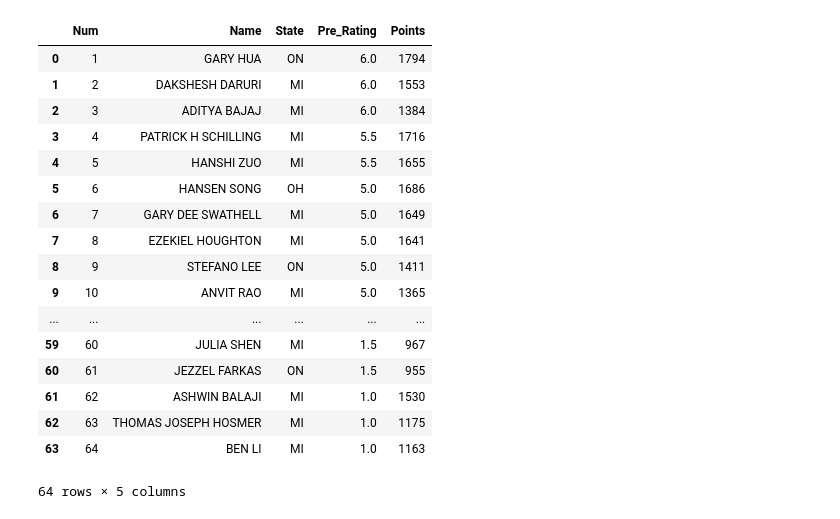
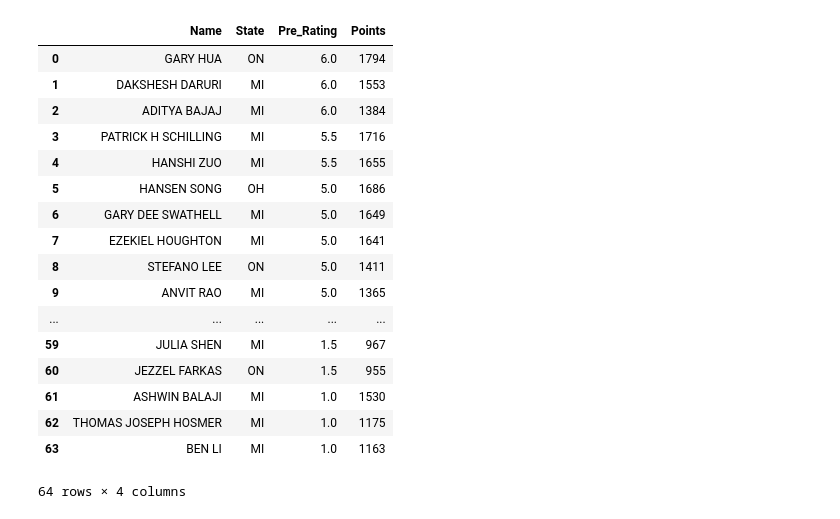
Before and after one commit to XIAOJIA68/DAV-5400, a Jupyter notebook: Project-3.ipynb, the cells around one changed output. Saved outputs shown, nothing was run; the diff lists cells and outputs as text; code cells hidden in the pictures.

```diff
--- a/Project-3.ipynb
+++ b/Project-3.ipynb
@@ -276,29 +276,29 @@ pre2
 # %%
 #create the datafram to store the information of each player
 
-data = {'Num':num,'Name':name,'State':state,'Pre_Rating':rate,'Points':pre2}
+data = {'Name':name,'State':state,'Pre_Rating':rate,'Points':pre2}
 # Create DataFrame
 df = pd.DataFrame(data)
 df
 # %% [output]
-|  | Num | Name | State | Pre_Rating | Points |
-| 0 | 1 | GARY HUA | ON | 6.0 | 1794 |
-| 1 | 2 | DAKSHESH DARURI | MI | 6.0 | 1553 |
-| 2 | 3 | ADITYA BAJAJ | MI | 6.0 | 1384 |
-| 3 | 4 | PATRICK H SCHILLING | MI | 5.5 | 1716 |
-| 4 | 5 | HANSHI ZUO | MI | 5.5 | 1655 |
-| 5 | 6 | HANSEN SONG | OH | 5.0 | 1686 |
-| 6 | 7 | GARY DEE SWATHELL | MI | 5.0 | 1649 |
-| 7 | 8 | EZEKIEL HOUGHTON | MI | 5.0 | 1641 |
-| 8 | 9 | STEFANO LEE | ON | 5.0 | 1411 |
-| 9 | 10 | ANVIT RAO | MI | 5.0 | 1365 |
-| ... | ... | ... | ... | ... | ... |
-| 59 | 60 | JULIA SHEN | MI | 1.5 | 967 |
-| 60 | 61 | JEZZEL FARKAS | ON | 1.5 | 955 |
-| 61 | 62 | ASHWIN BALAJI | MI | 1.0 | 1530 |
-| 62 | 63 | THOMAS JOSEPH HOSMER | MI | 1.0 | 1175 |
-| 63 | 64 | BEN LI | MI | 1.0 | 1163 |
+|  | Name | State | Pre_Rating | Points |
+| 0 | GARY HUA | ON | 6.0 | 1794 |
+| 1 | DAKSHESH DARURI | MI | 6.0 | 1553 |
+| 2 | ADITYA BAJAJ | MI | 6.0 | 1384 |
+| 3 | PATRICK H SCHILLING | MI | 5.5 | 1716 |
+| 4 | HANSHI ZUO | MI | 5.5 | 1655 |
+| 5 | HANSEN SONG | OH | 5.0 | 1686 |
+| 6 | GARY DEE SWATHELL | MI | 5.0 | 1649 |
+| 7 | EZEKIEL HOUGHTON | MI | 5.0 | 1641 |
+| 8 | STEFANO LEE | ON | 5.0 | 1411 |
+| 9 | ANVIT RAO | MI | 5.0 | 1365 |
+| ... | ... | ... | ... | ... |
+| 59 | JULIA SHEN | MI | 1.5 | 967 |
+| 60 | JEZZEL FARKAS | ON | 1.5 | 955 |
+| 61 | ASHWIN BALAJI | MI | 1.0 | 1530 |
+| 62 | THOMAS JOSEPH HOSMER | MI | 1.0 | 1175 |
+| 63 | BEN LI | MI | 1.0 | 1163 |
-64 rows × 5 columns
+64 rows × 4 columns
 # %%
 #export Pandas DataFrame to a CSV File
 
```
Also changed, not shown: parts of 1 cell of this notebook.
